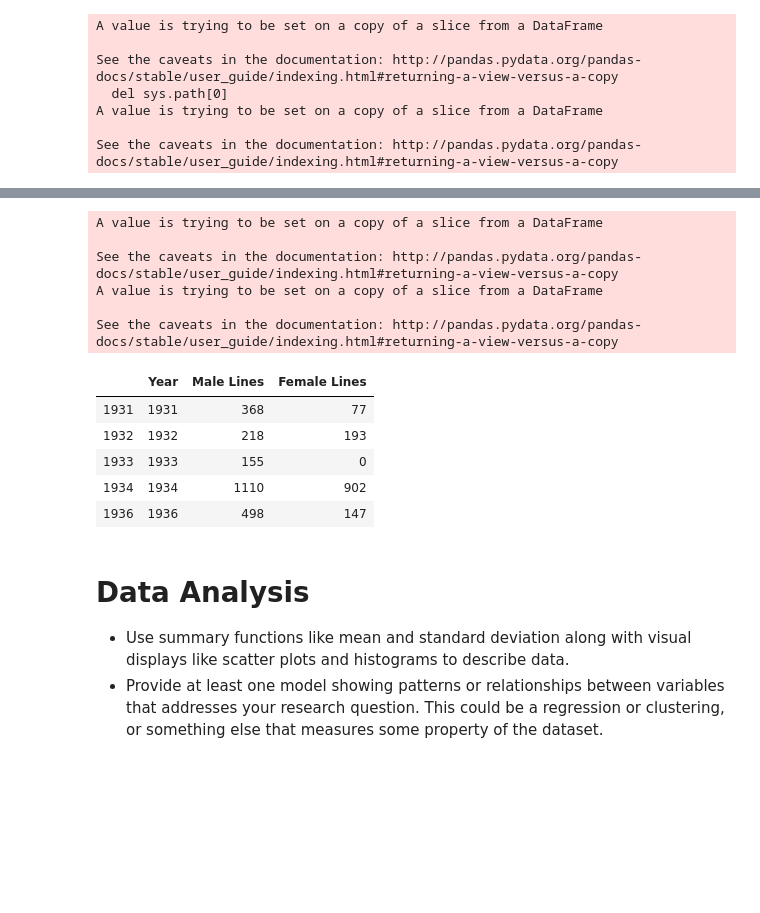
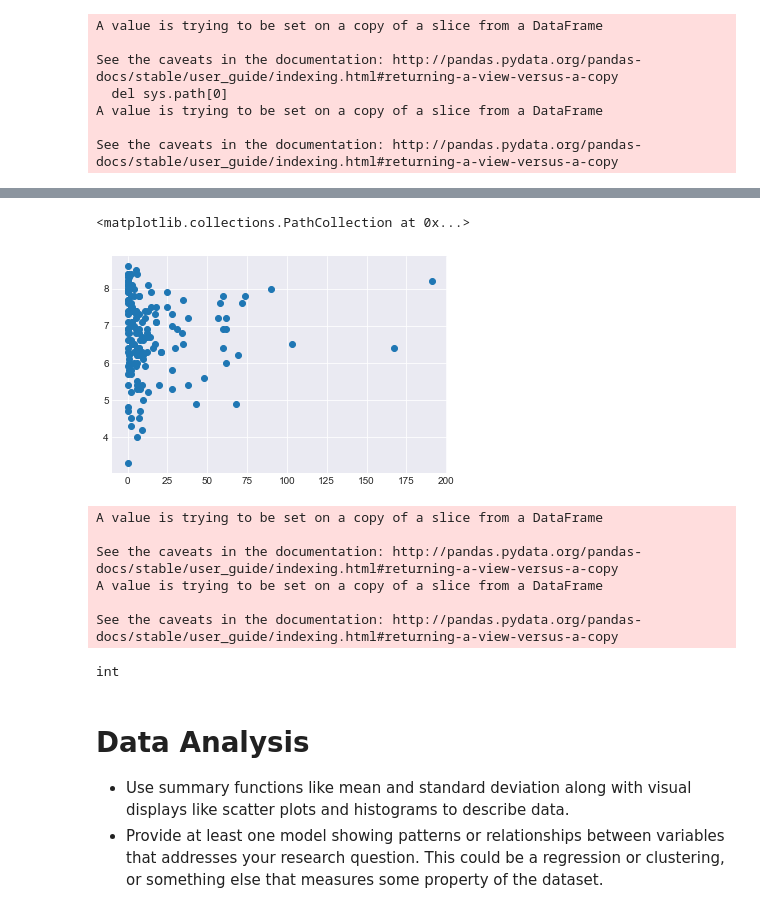
Before and after one commit to PeterGrib/2950-Project, a Jupyter notebook: CleanedUpVersion.ipynb, the cells around one changed output, grey strips where cells are left out. Cells and saved outputs as stored; diff of their text form; code cells hidden in the pictures; blank space fills up the shorter version.

```diff
--- a/CleanedUpVersion.ipynb
+++ b/CleanedUpVersion.ipynb
@@ -215,6 +216,11 @@ comedies.head()
 | 2 | m12 | airplane ii: the sequel | 1982 | 5.8 | 15210 | ['comedy', 'romance', 'sci-fi'] | 0 | 0 | 1 | 0 | 0 | ... |
 | 3 | m13 | airplane! | 1980 | 7.8 | 57692 | ['comedy', 'romance'] | 0 | 0 | 1 | 0 | 0 | ... |
 | 4 | m22 | austin powers: international man ... | 1997 | 7.1 | 75240 | ['action', 'adventure', 'comedy',... | 0 | 0 | 1 | 0 | 0 | ... |
+# %%
+plt.scatter(comedies['total curses'],comedies['rating'])
+# %% [output]
+<matplotlib.collections.PathCollection at 0x...>
+[figure, added]
 # %%
 '''
 The purpose of this cell is to construct a dataframe that contains for each year, a count
@@ -271,12 +277,3 @@ See the caveats in the documentation: http://pandas.pydata.org/pandas-docs/stabl
 A value is trying to be set on a copy of a slice from a DataFrame
 
 See the caveats in the documentation: http://pandas.pydata.org/pandas-docs/stable/user_guide/indexing.html#returning-a-view-versus-a-copy
-# %%
-comedy_line_breakdown.head()
-# %% [output]
-|  | Year | Male Lines | Female Lines |
-| 1931 | 1931 | 368 | 77 |
-| 1932 | 1932 | 218 | 193 |
-| 1933 | 1933 | 155 | 0 |
-| 1934 | 1934 | 1110 | 902 |
-| 1936 | 1936 | 498 | 147 |
@@ -283,3 +283,7 @@ comedy_line_breakdown.head()
+# %%
+type(comedy_line_breakdown['Year'][0])
+# %% [output]
+int
 # %% [markdown]
 Data Analysis
 =============
```
Also changed, not shown: parts of 17 cells of this notebook, 4 other files.
